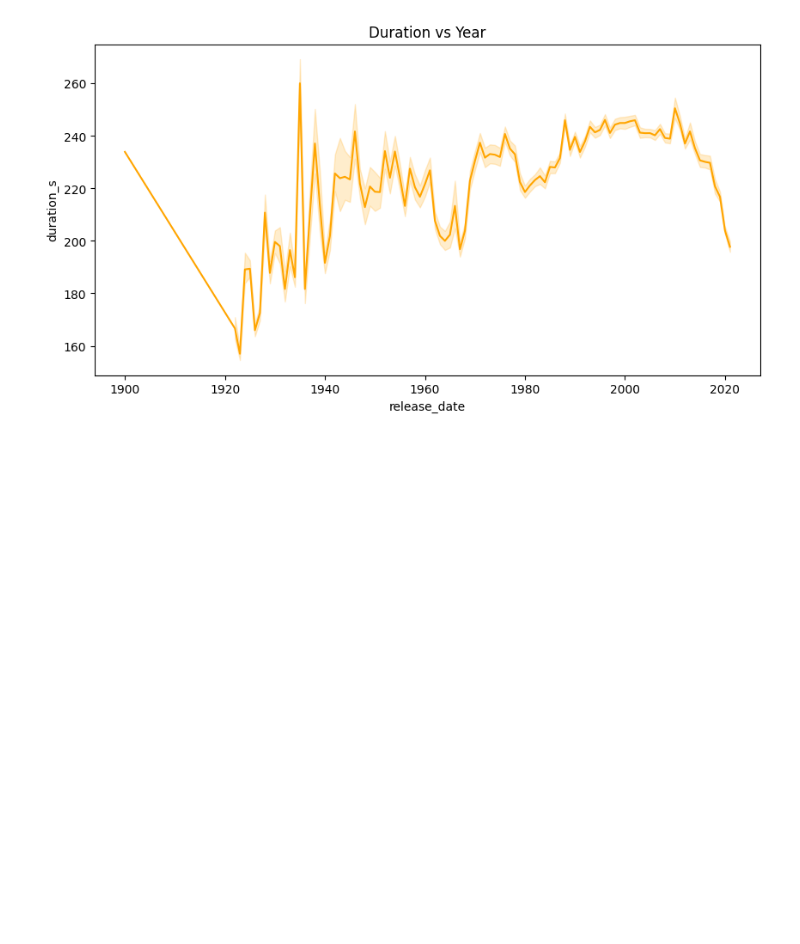
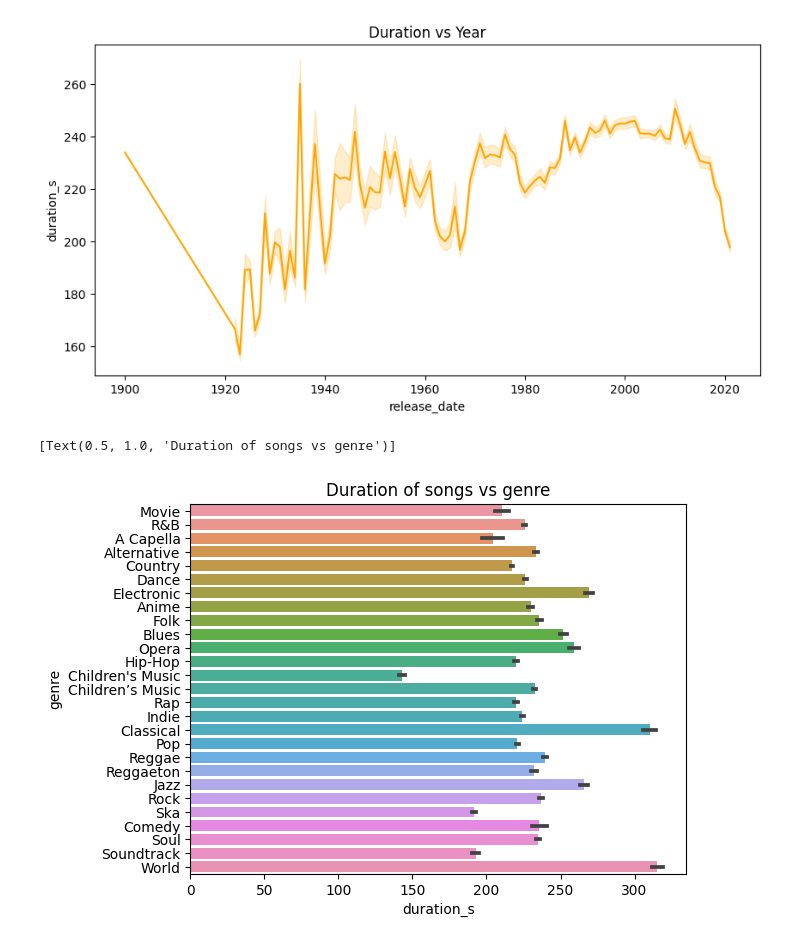
Before and after one commit to S99C/Spotify-EDA, a Jupyter notebook: main.ipynb, the cells around one changed output. Drawn from its saved outputs; the diff is of its cells as text; code cells hidden in the pictures; blank space fills up the shorter version.

```diff
--- a/main.ipynb
+++ b/main.ipynb
@@ -213,3 +213,15 @@ print("Average duration of songs:", round((duration_.mean()), 2))
 # %% [output]
 Average duration of songs: 230.05
 [figure]
+# %%
+# Duration of songs based on genre
+
+# Converting duration from ms to seconds
+df_genre.rename(columns = {'duration_ms':'duration_s'}, inplace = True)
+df_genre['duration_s'] = df_genre['duration_s'].divide(1000).round(2)
+
+# plot
+sn.barplot(data=df_genre, y='genre', x='duration_s').set(title='Duration of songs vs genre')
+# %% [output]
+[Text(0.5, 1.0, 'Duration of songs vs genre')]
+[figure, added]
```
Also changed, not shown: parts of 2 cells of this notebook.
